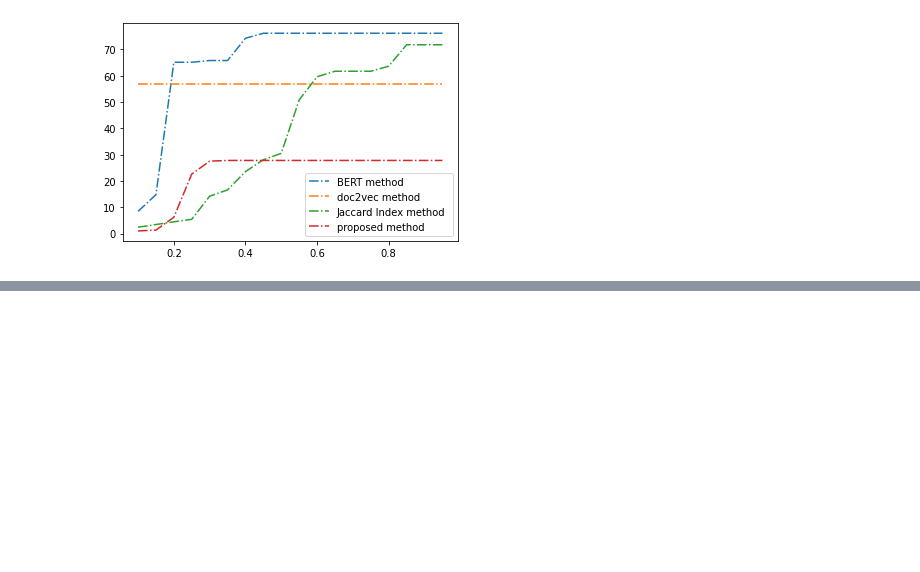
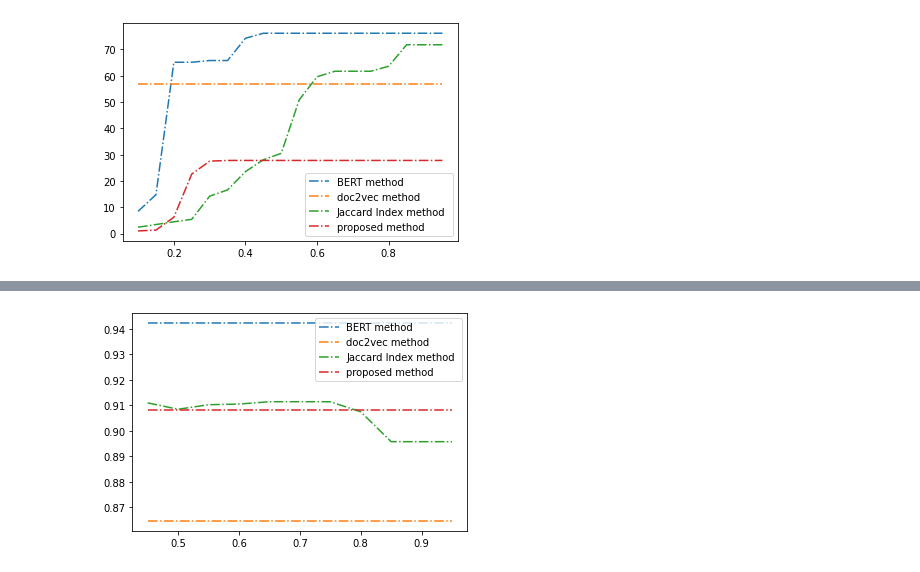
Before and after one commit to AlirezaPNouri/Storytelling, a Jupyter notebook: proposed_v2.ipynb, the cells around one changed output, grey strips where cells are left out. Drawn from its saved outputs; the diff is of its cells as text; code cells hidden in the pictures; blank space fills up the shorter version.

```diff
--- a/proposed_v2.ipynb
+++ b/proposed_v2.ipynb
@@ -533,0 +672,39 @@ for doc in total_doc_embedding.keys():
+# %%
+bert_NS = list()
+doc2vec_NS = list()
+ji_NS = list()
+proposed_NS = list()
+for om in omega_max_list:
+  tr = np.array(NS_cos(full_story_NYT_bert_embedding[om])) / np.array(NS(full_story_NYT_bert_embedding[om]))
+  bert_NS.append(sum(tr)/(len(tr)*np.sqrt(2)))
+  re_ = np.array(NS_cos(full_story_NYT_doc2vec_embedding[om]))/np.array(NS(full_story_NYT_doc2vec_embedding[om]))
+  doc2vec_NS.append(sum(re_) /(len(re_)*np.sqrt(2)))
+  wq = np.array(NS_cos(full_story_NYT_ji_embedding[om]))/np.array(NS(full_story_NYT_ji_embedding[om]))
+  ji_NS.append(sum(wq)/(len(wq)*np.sqrt(2)))
+  sa = np.array(NS_cos(full_story_NYT_proposed_embedding[om]))/np.array(NS(full_story_NYT_proposed_embedding[om]))
+  proposed_NS.append(sum(sa)/(len(sa)*np.sqrt(2)))
+# %%
+# importing package
+import matplotlib.pyplot as plt
+import numpy as np
+
+# create data
+
+
+y = bert_NS[7:]
+x = omega_max_list[7:]
+plt.plot(x, y, label = "BERT method ", linestyle="-." )
+
+y = doc2vec_NS[7:]
+plt.plot(x, y, label = "doc2vec method ", linestyle="-." )
+
+y = ji_NS[7:]
+plt.plot(x, y, label = "Jaccard Index method ", linestyle="-." )
+
+y = proposed_NS[7:]
+plt.plot(x, y, label = "proposed method ", linestyle="-." )
+
+plt.legend()
+plt.show()
+# %% [output]
+[figure, added]
```
Also changed, not shown: parts of 13 cells of this notebook.
